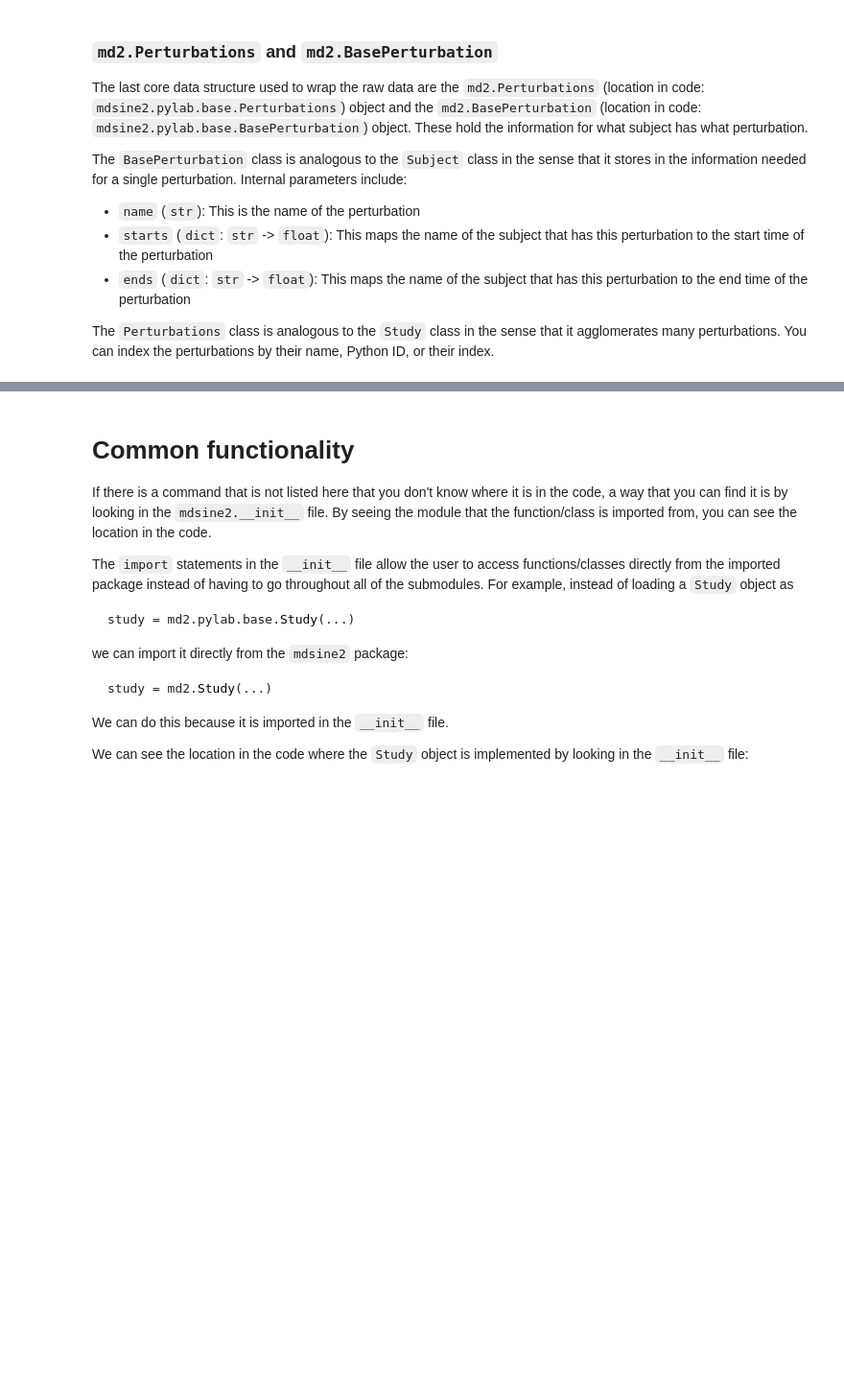
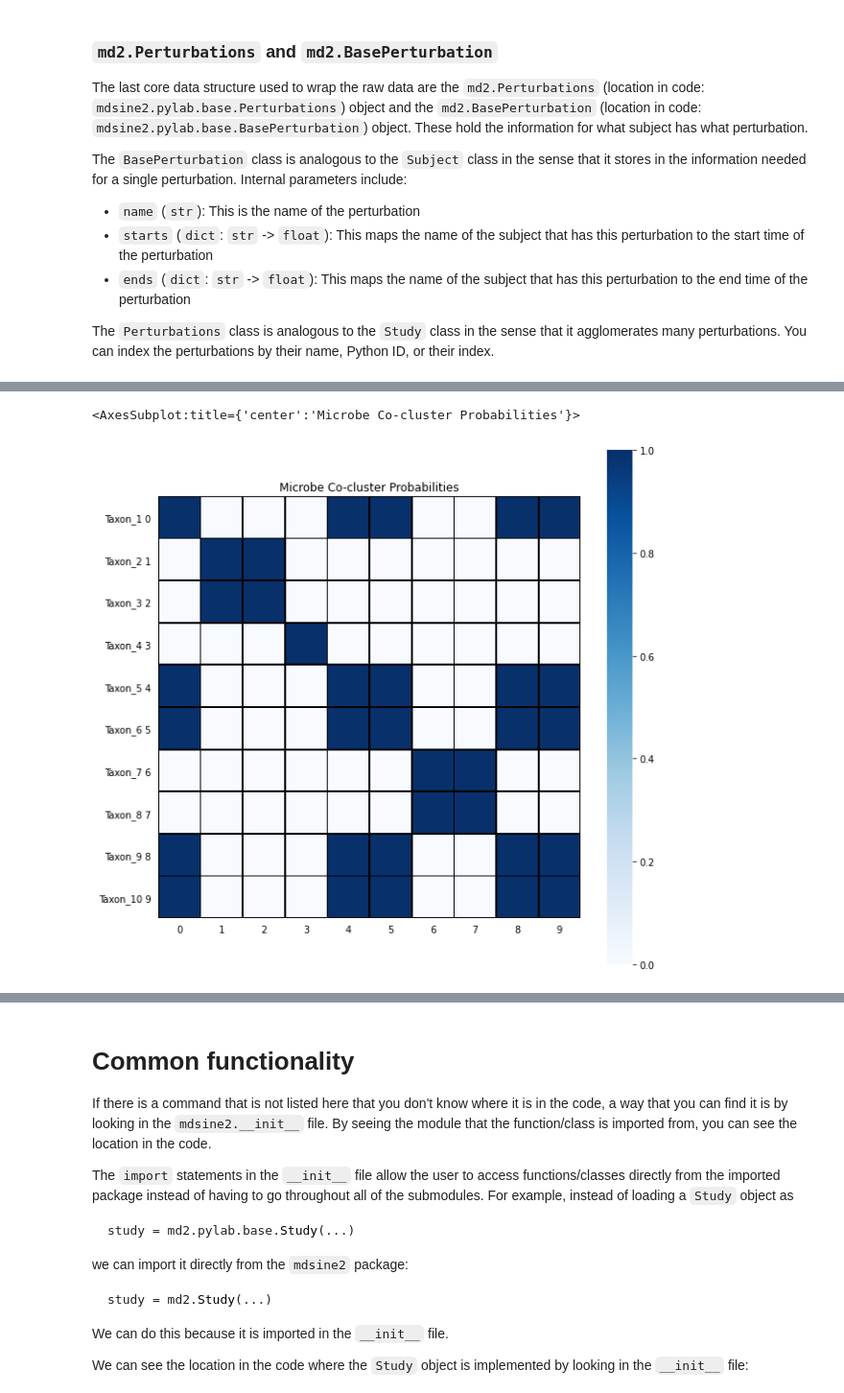
Before and after one commit to JashanSingh126/MDSINE2_Paper, a Jupyter notebook: bindertutorials/internal_doc_code.ipynb, the cells around one changed output, grey strips where cells are left out. Shown at 96% size. Saved outputs shown, nothing was run; the diff lists cells and outputs as text; code cells hidden in the pictures; blank space fills up the shorter version.

```diff
--- a/bindertutorials/internal_doc_code.ipynb
+++ b/bindertutorials/internal_doc_code.ipynb
@@ -335,0 +379,9 @@ When we make changes to the data as a whole, 99% of the time this is done with t
+# %%
+# Generate a random TaxaSet of size 10
+taxa = md2.TaxaSet()
+taxa.make_random(10)
+
+# Set the cluster assignments
+cassign = np.asarray([0,1,1,0,3,3,2,2,3,3])
+clustering = md2.Clustering(clusters=cassign, items=taxa)
+print(clustering)
@@ -335,0 +466,6 @@ When we make changes to the data as a whole, 99% of the time this is done with t
+# %%
+cocluster = clustering.generate_coclusters()
+md2.visualization.render_cocluster_probabilities(cocluster, taxa=taxa)
+# %% [output]
+<AxesSubplot:title={'center':'Microbe Co-cluster Probabilities'}>
+[figure, added]
```
Also changed, not shown: parts of 27 cells of this notebook, 1 other file.
